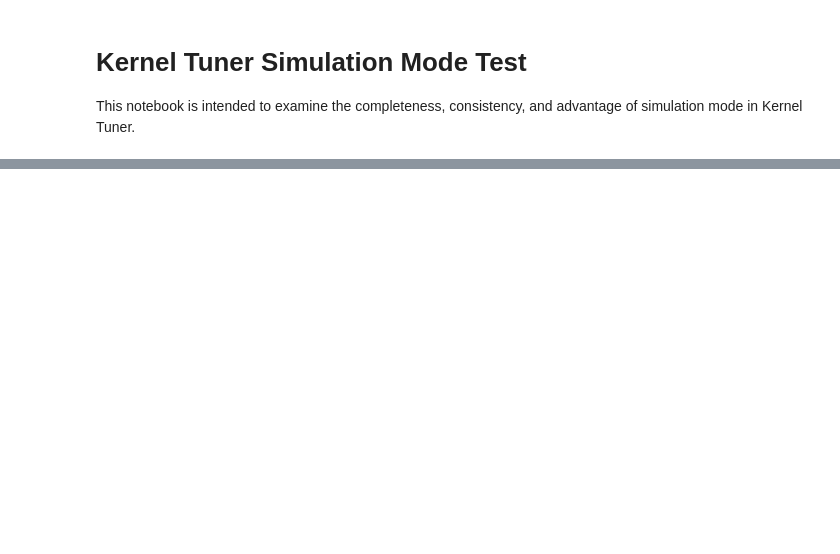
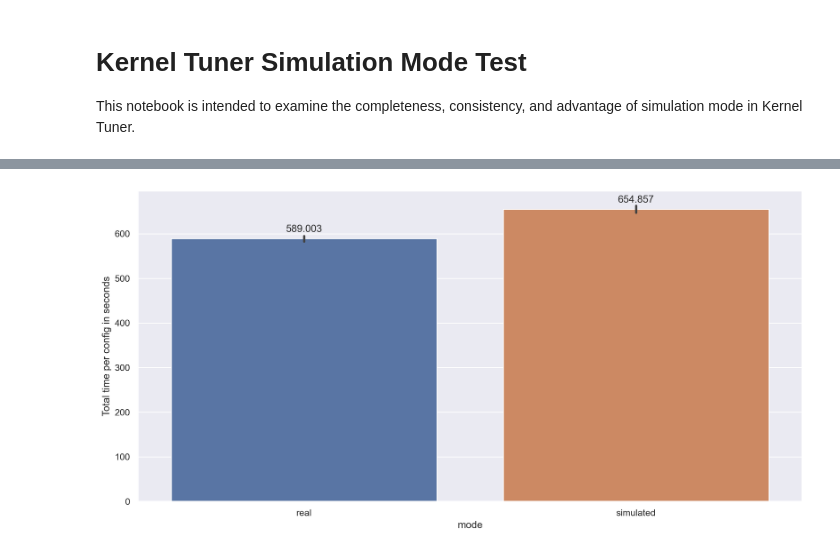
Before and after one commit to fjwillemsen/kernel_tuner_paper, a Jupyter notebook: test_simulation.ipynb, the cells around one changed output, grey strips where cells are left out. Cells and saved outputs as stored; diff of their text form; code cells hidden in the pictures; blank space fills up the shorter version.

```diff
--- a/test_simulation.ipynb
+++ b/test_simulation.ipynb
@@ -156,3 +156,12 @@ g = g.set_xlabels("Total time per configuration in miliseconds")
+# %%
+plt.figure(figsize=(plot_aspect*plot_height, plot_height), dpi=plot_dpi)
+g = sns.barplot(data=df_cache.round(1), x='mode', y="total_time")
+g.bar_label(g.containers[0], padding=6.0)
+g.set_ylabel("Total time per config in seconds")
+plt.tight_layout()
+plt.savefig(savedirectory / "Q3_total_time_spent")
+# %% [output]
+[figure, added]
 # %%
 plt.figure(figsize=(plot_aspect*plot_height, plot_height), dpi=plot_dpi)
 g = sns.barplot(data=df_env.round(1), x='mode', y="execution_time")
```
Also changed, not shown: parts of 9 cells of this notebook.
